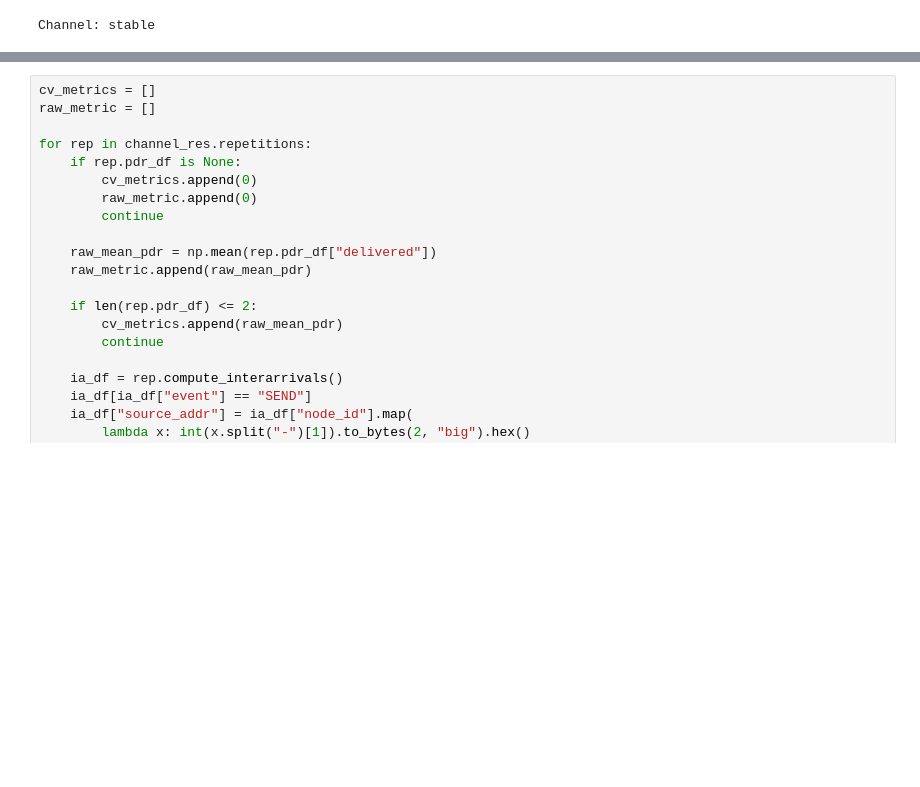
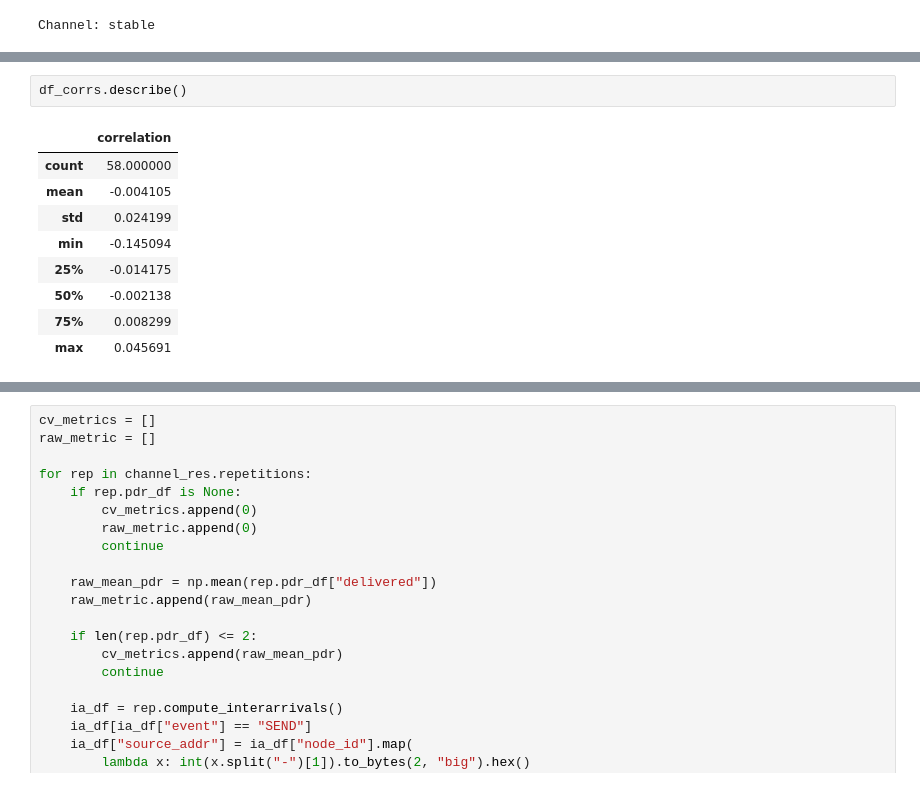
Before and after one commit to damiano-salvaterra/SPE-project, a Jupyter notebook: src/evaluation/variance_reduction.ipynb, the cells around one changed output, grey strips where cells are left out. Saved outputs shown, nothing was run; the diff lists cells and outputs as text; blank space fills up the shorter version.

Commit message:
measure CV corr coef

```diff
--- a/src/evaluation/variance_reduction.ipynb
+++ b/src/evaluation/variance_reduction.ipynb
@@ -315,3 +425,15 @@ Channel: stable
+# %%
+df_corrs.describe()
+# %% [output]
+|  | correlation |
+| count | 58.000000 |
+| mean | -0.004105 |
+| std | 0.024199 |
+| min | -0.145094 |
+| 25% | -0.014175 |
+| 50% | -0.002138 |
+| 75% | 0.008299 |
+| max | 0.045691 |
 # %%
 all_X_vals = []
 all_Y_vals = []
```
Also changed, not shown: parts of 11 cells of this notebook.
